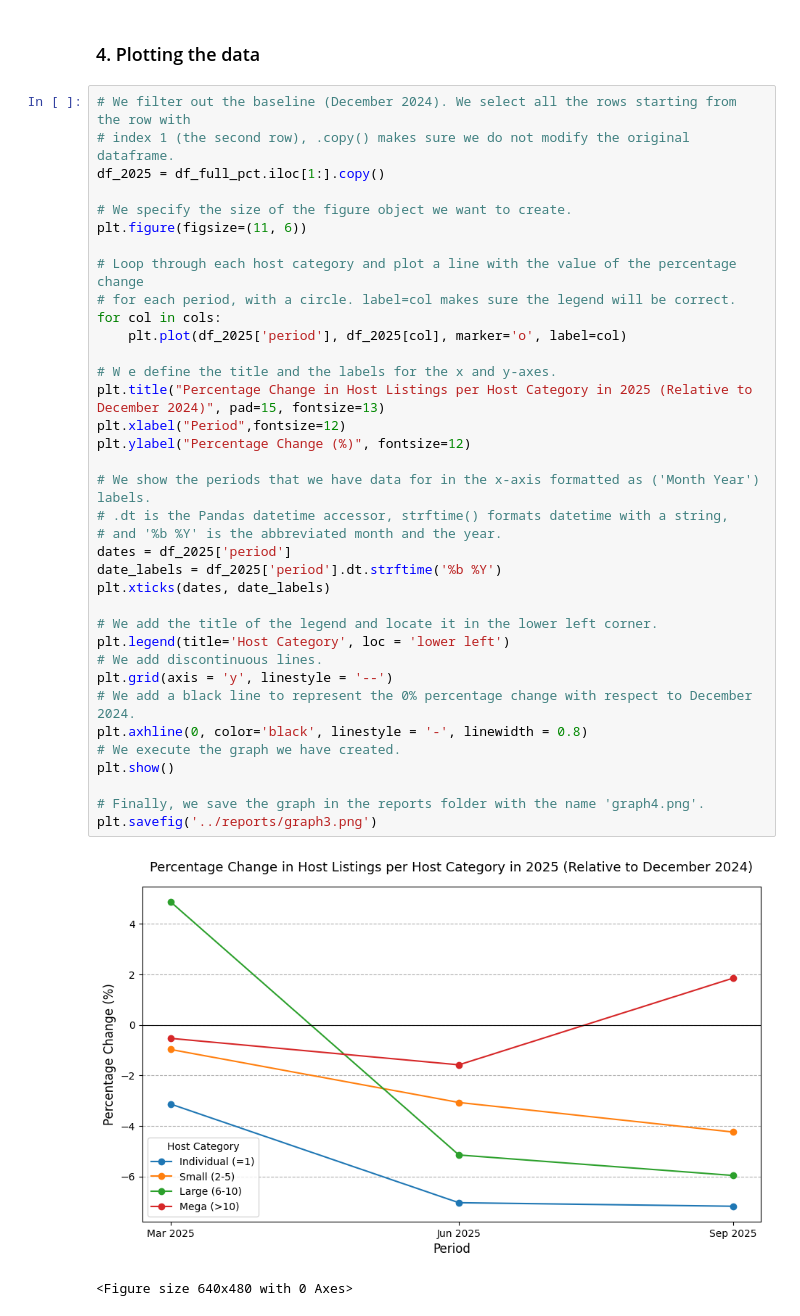
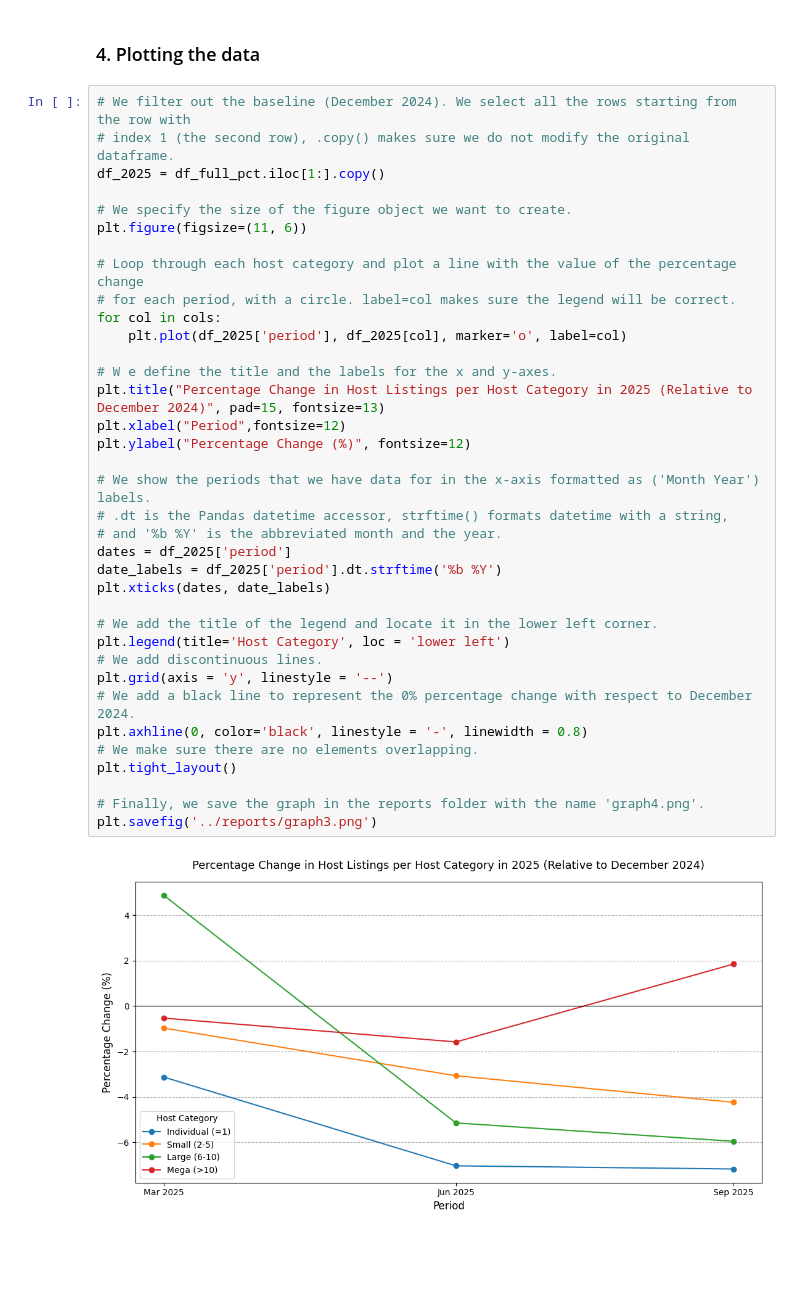
Before and after one commit to polperez05/Final_Project, a Jupyter notebook: notebooks/part2.ipynb, the cells around one changed output. Drawn from its saved outputs; the diff is of its cells as text; blank space fills up the shorter version.

```diff
--- a/notebooks/part2.ipynb
+++ b/notebooks/part2.ipynb
@@ -160,34 +160,33 @@ df_2025 = df_full_pct.iloc[1:].copy()
 # We specify the size of the figure object we want to create.
 plt.figure(figsize=(11, 6))
 
 # Loop through each host category and plot a line with the value of the percentage change
 # for each period, with a circle. label=col makes sure the legend will be correct.
 for col in cols:
     plt.plot(df_2025['period'], df_2025[col], marker='o', label=col)
 
 # W e define the title and the labels for the x and y-axes.
 plt.title("Percentage Change in Host Listings per Host Category in 2025 (Relative to December 2024)", pad=15, fontsize=13)
 plt.xlabel("Period",fontsize=12)
 plt.ylabel("Percentage Change (%)", fontsize=12)
 
 # We show the periods that we have data for in the x-axis formatted as ('Month Year') labels.
 # .dt is the Pandas datetime accessor, strftime() formats datetime with a string,
 # and '%b %Y' is the abbreviated month and the year.
 dates = df_2025['period']
 date_labels = df_2025['period'].dt.strftime('%b %Y')
 plt.xticks(dates, date_labels)
 
 # We add the title of the legend and locate it in the lower left corner.
 plt.legend(title='Host Category', loc = 'lower left')
 # We add discontinuous lines.
 plt.grid(axis = 'y', linestyle = '--')
 # We add a black line to represent the 0% percentage change with respect to December 2024.
 plt.axhline(0, color='black', linestyle = '-', linewidth = 0.8)
-# We execute the graph we have created.
-plt.show()
+# We make sure there are no elements overlapping.
+plt.tight_layout()
 
 # Finally, we save the graph in the reports folder with the name 'graph4.png'.
 plt.savefig('../reports/graph3.png')
 # %% [output]
-[figure, old version]
+[figure, new version]
-<Figure size 640x480 with 0 Axes>
```
Also changed, not shown: 1 other file.
